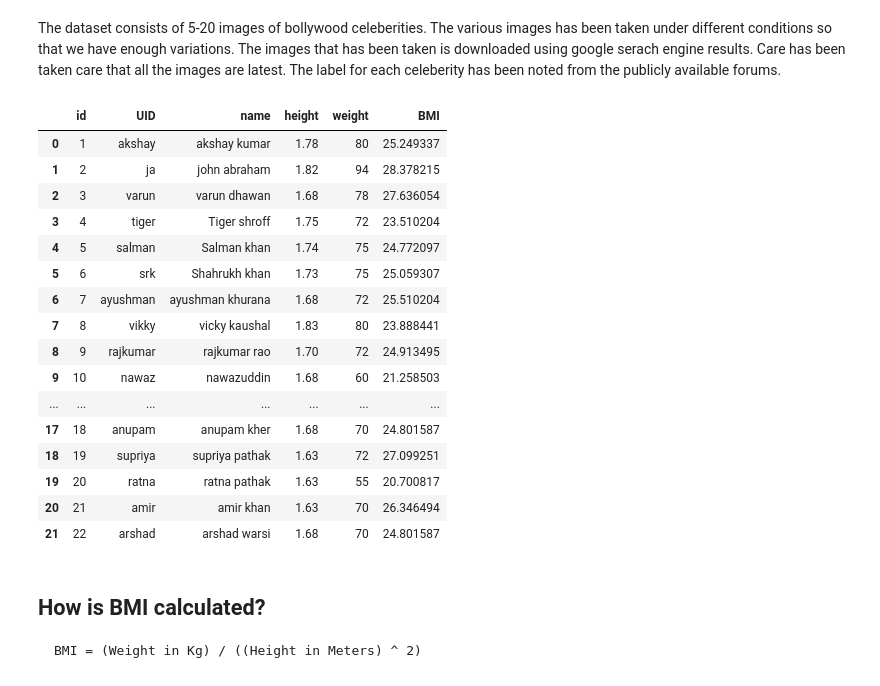
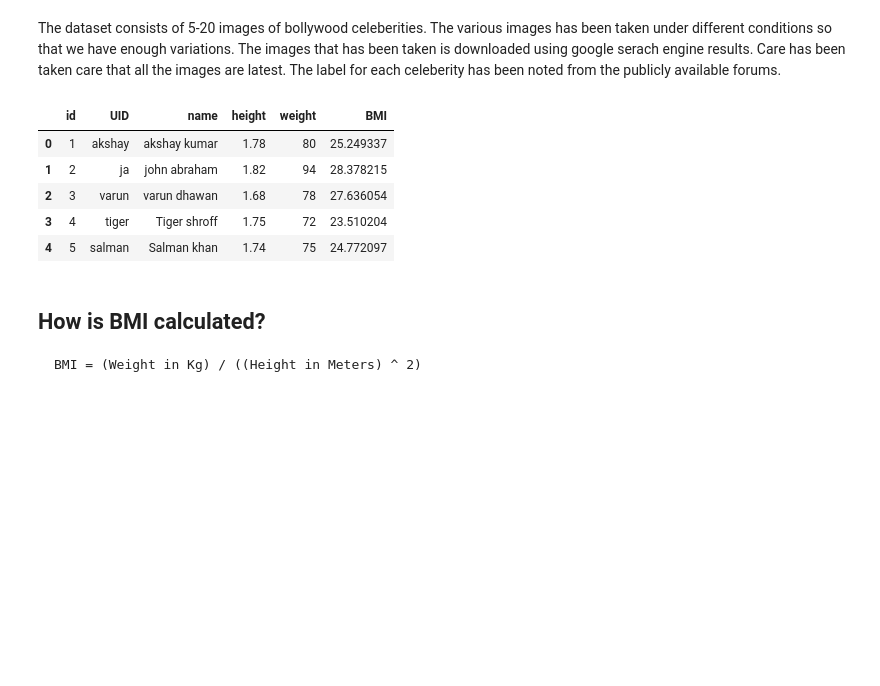
Before and after one commit to masachika-kamada/face-to-body, a Jupyter notebook: BMI prediction.ipynb, the cells around one changed output. Drawn from its saved outputs; the diff is of its cells as text; code cells hidden in the pictures; blank space fills up the shorter version.

````diff
--- a/BMI prediction.ipynb
+++ b/BMI prediction.ipynb
@@ -22,2 +29,11 @@ The images that has been taken is downloaded using google serach engine results.
 # %%
 label_file = "./BMI data - Sheet1.csv"
+profile_df = pd.read_csv(label_file)
+profile_df.head()
+# %% [output]
+|  | id | UID | name | height | weight | BMI |
+| 0 | 1 | akshay | akshay kumar | 1.78 | 80 | 25.249337 |
+| 1 | 2 | ja | john abraham | 1.82 | 94 | 28.378215 |
+| 2 | 3 | varun | varun dhawan | 1.68 | 78 | 27.636054 |
+| 3 | 4 | tiger | Tiger shroff | 1.75 | 72 | 23.510204 |
+| 4 | 5 | salman | Salman khan | 1.74 | 75 | 24.772097 |
@@ -30,23 +40,3 @@ profile_df = pd.read_csv(label_file)
-# %%
-profile_df
-# %% [output]
-|  | id | UID | name | height | weight | BMI |
-| 0 | 1 | akshay | akshay kumar | 1.78 | 80 | 25.249337 |
-| 1 | 2 | ja | john abraham | 1.82 | 94 | 28.378215 |
-| 2 | 3 | varun | varun dhawan | 1.68 | 78 | 27.636054 |
-| 3 | 4 | tiger | Tiger shroff | 1.75 | 72 | 23.510204 |
-| 4 | 5 | salman | Salman khan | 1.74 | 75 | 24.772097 |
-| 5 | 6 | srk | Shahrukh khan | 1.73 | 75 | 25.059307 |
-| 6 | 7 | ayushman | ayushman khurana | 1.68 | 72 | 25.510204 |
-| 7 | 8 | vikky | vicky kaushal | 1.83 | 80 | 23.888441 |
-| 8 | 9 | rajkumar | rajkumar rao | 1.70 | 72 | 24.913495 |
-| 9 | 10 | nawaz | nawazuddin | 1.68 | 60 | 21.258503 |
-| ... | ... | ... | ... | ... | ... | ... |
-| 17 | 18 | anupam | anupam kher | 1.68 | 70 | 24.801587 |
-| 18 | 19 | supriya | supriya pathak | 1.63 | 72 | 27.099251 |
-| 19 | 20 | ratna | ratna pathak | 1.63 | 55 | 20.700817 |
-| 20 | 21 | amir | amir khan | 1.63 | 70 | 26.346494 |
-| 21 | 22 | arshad | arshad warsi | 1.68 | 70 | 24.801587 |
 # %% [markdown]
 ## How is BMI calculated?
 ```
````
Also changed, not shown: parts of 83 cells of this notebook, 3 other files.
